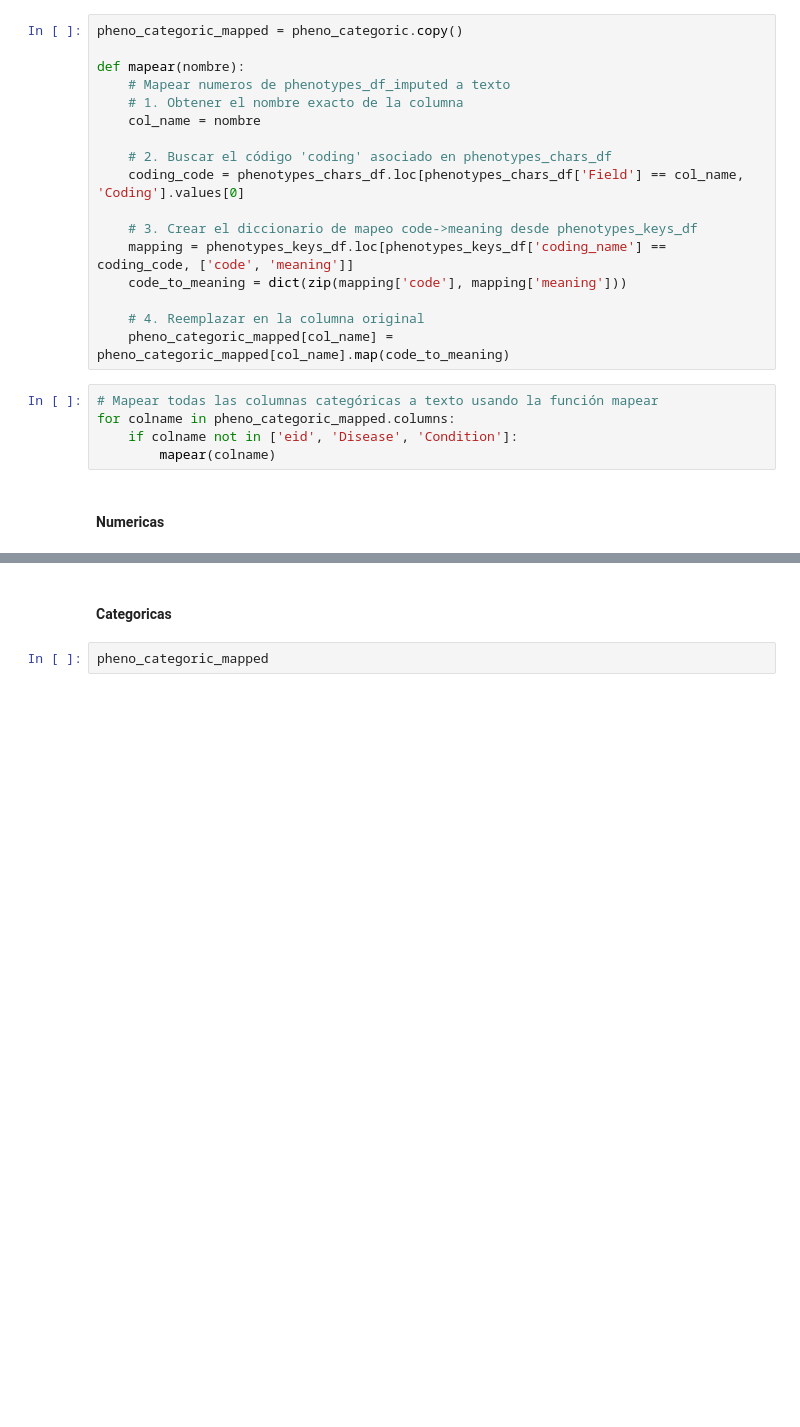
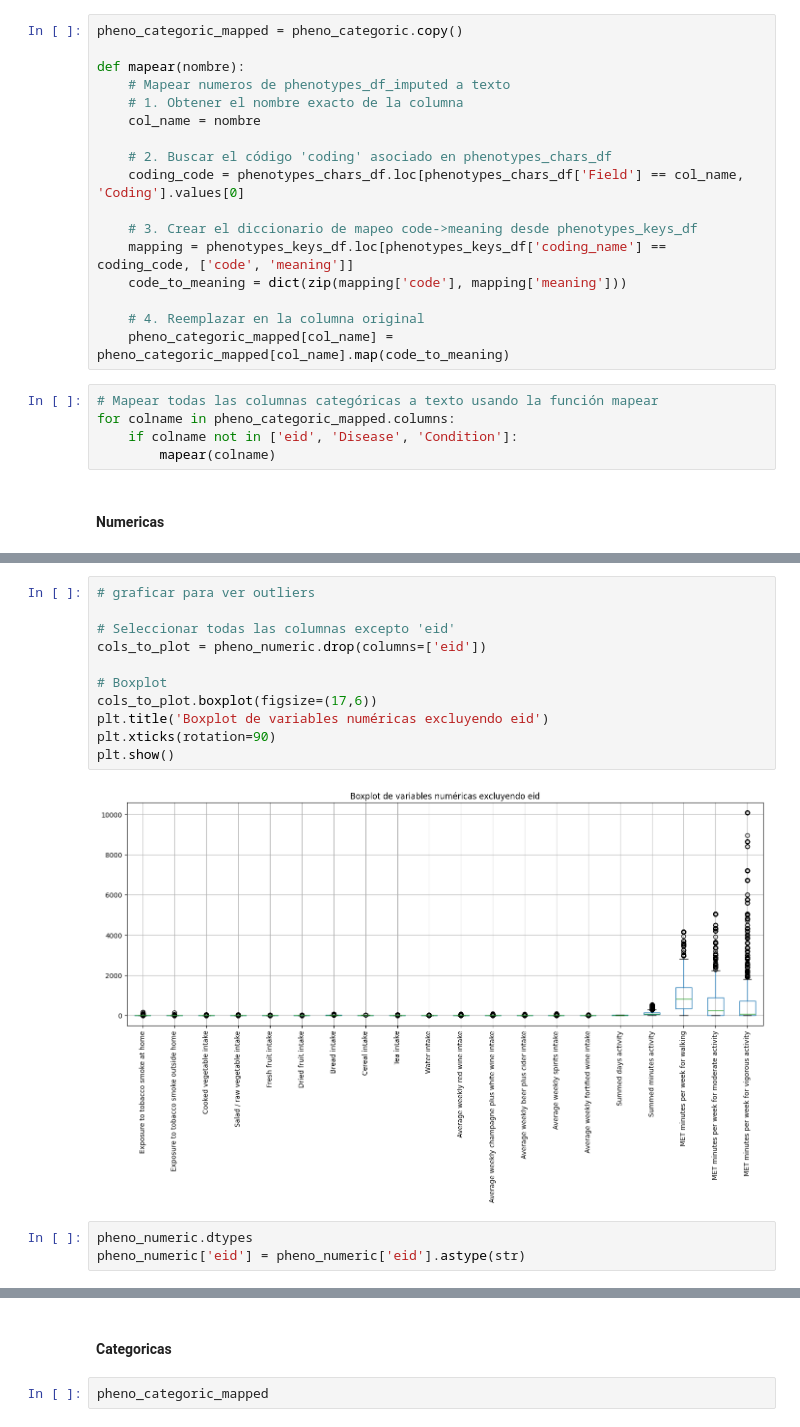
Before and after one commit to fsalamancar/Horizontal_UKB, a Jupyter notebook: phenotype/phenotype2.ipynb, the cells around one changed output, grey strips where cells are left out. Drawn from its saved outputs; the diff is of its cells as text; blank space fills up the shorter version.

```diff
--- a/phenotype/phenotype2.ipynb
+++ b/phenotype/phenotype2.ipynb
@@ -293,3 +267,19 @@ pheno_numeric= pheno_numeric.dropna()
 | 502126 | 6021914 | 0.0 | 0.0 | 2.0 | 2.0 | ... |
 | 502166 | 6022317 | 0.0 | 0.0 | 4.0 | 1.0 | ... |
 19915 rows × 21 columns
+# %%
+# graficar para ver outliers
+
+# Seleccionar todas las columnas excepto 'eid'
+cols_to_plot = pheno_numeric.drop(columns=['eid'])
+
+# Boxplot
+cols_to_plot.boxplot(figsize=(17,6))
+plt.title('Boxplot de variables numéricas excluyendo eid')
+plt.xticks(rotation=90)
+plt.show()
+# %% [output]
+[figure, added]
+# %%
+pheno_numeric.dtypes
+pheno_numeric['eid'] = pheno_numeric['eid'].astype(str)
```
Also changed, not shown: parts of 42 cells of this notebook, 1 other file.
